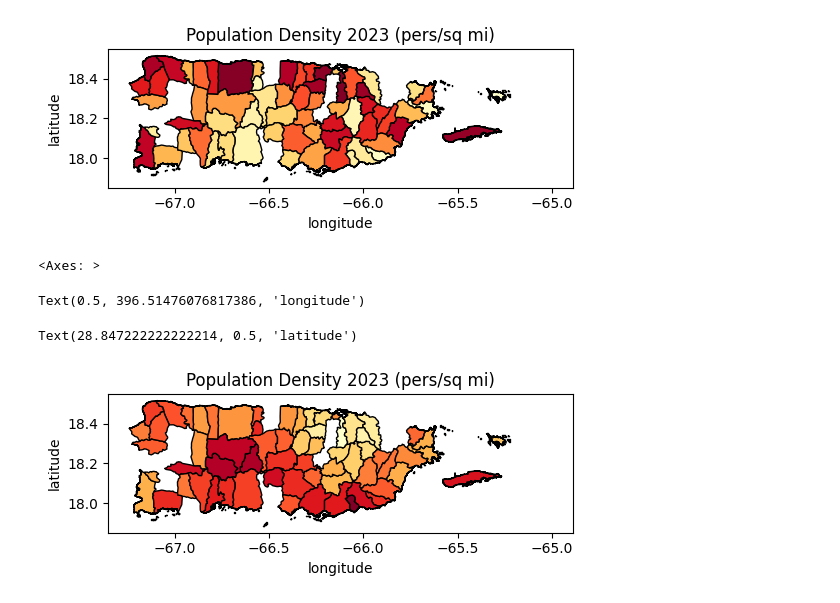
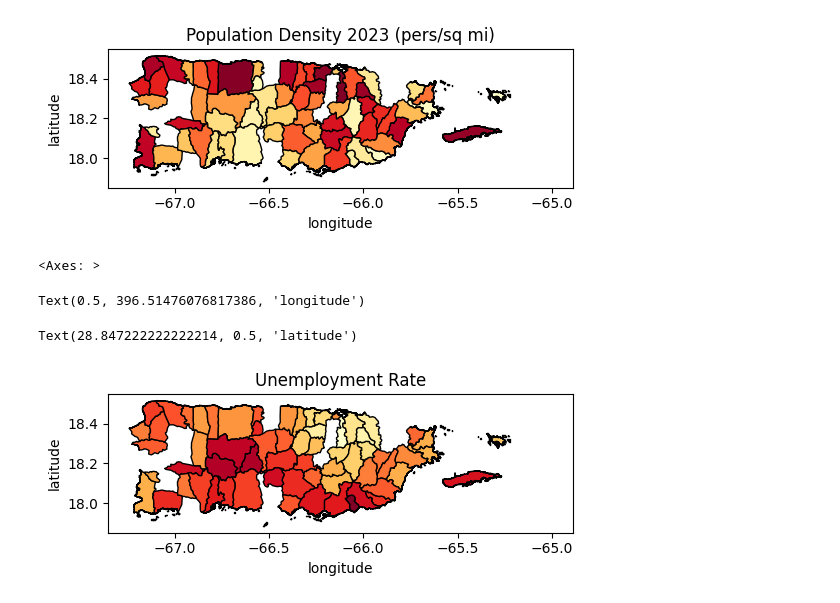
Before and after one commit to Venettov/Riveraruiz_GIS, a Jupyter notebook: PS1_Copy.ipynb, the cells around one changed output. Cells and saved outputs as stored; diff of their text form; code cells hidden in the pictures.

```diff
--- a/PS1_Copy.ipynb
+++ b/PS1_Copy.ipynb
@@ -273,26 +273,26 @@ Text(28.847222222222214, 0.5, 'latitude')
 # %%
 #The structure below contains all the merged data from the various files.
 #The merged information includes population, unermployment rates, income data, etc.
 #merged_data
 
 #
 fig, ax = plt.subplots(1, figsize=(6,10))
 
 merged_data.plot(ax=ax,column='Tasa de desempleo (por ciento)', legend=False,cmap='YlOrRd',k=5,
          edgecolor='black',linewidth=1) #
 
 #prC0.plot(ax=ax,column='ADM1_ES',legend=True,cmap='YlOrRd',k=5,
 #         edgecolor='black',linewidth=1,legend_kwds= {"fmt": "{:,.0f}",
 #        'loc':'best','title_fontsize':'medium','fontsize':'small','markerscale':1.4}) #
 
-ax.title.set_text("Unemployment Rate)")
+ax.title.set_text("Unemployment Rate")
 ax.set_xlabel('''longitude''')
 ax.set_ylabel('''latitude''')
 # %% [output]
 <Axes: >
 Text(0.5, 396.51476076817386, 'longitude')
 Text(28.847222222222214, 0.5, 'latitude')
-[figure, old version]
+[figure, new version]
 # %%
 #The structure below contains all the merged data from the various files.
 #The merged information includes population, unermployment rates, income data, etc.
```
Also changed, not shown: parts of 1 cell of this notebook.
